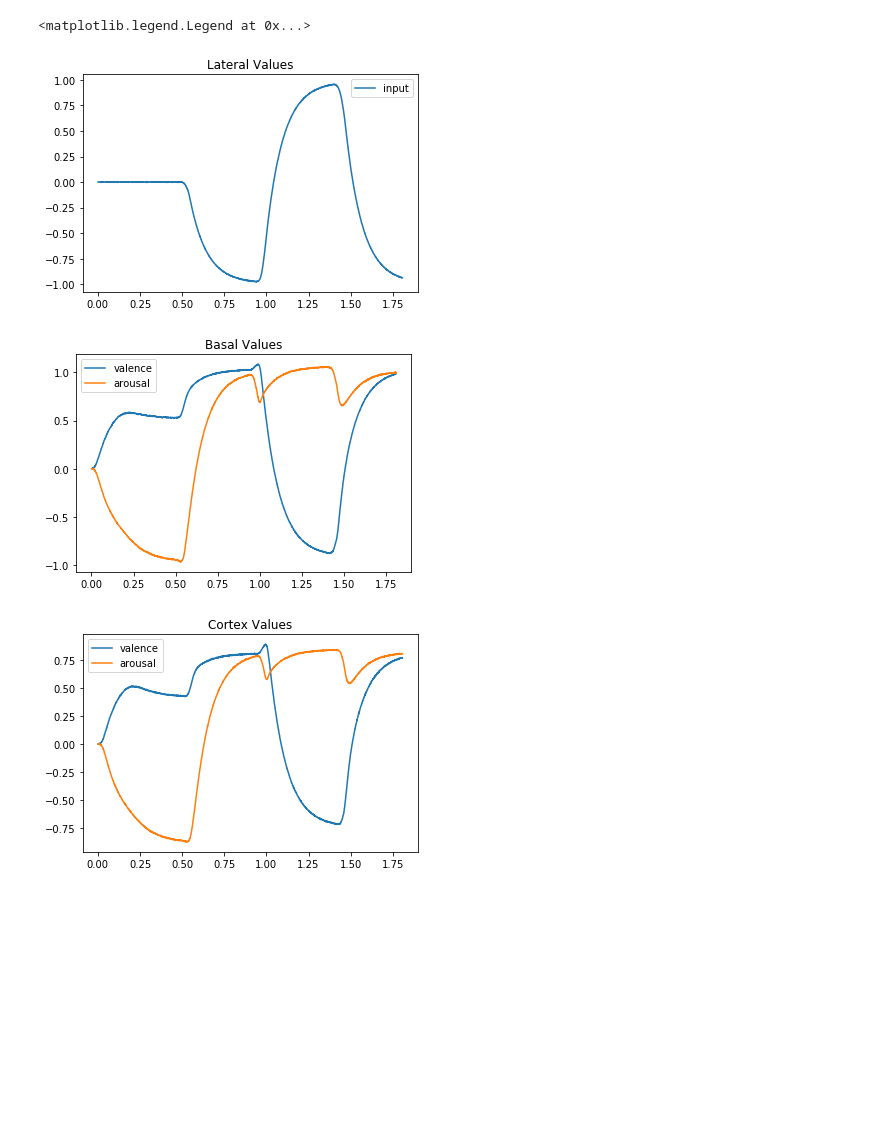
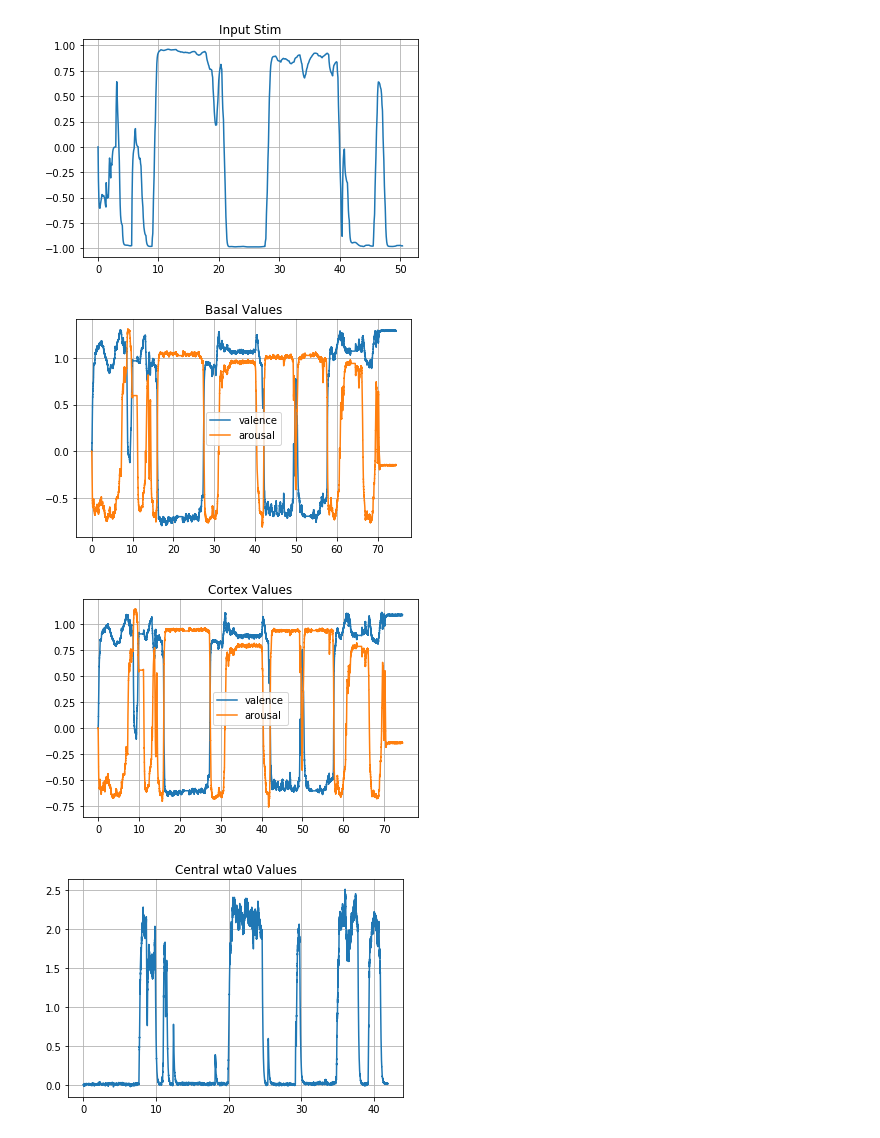
Before and after one commit to Neuromorphs18/AmyRobot, a Jupyter notebook: Plot_AmyRobot_Data.ipynb, the cells around one changed output. Cells and saved outputs as stored; diff of their text form; code cells hidden in the pictures; blank space fills up the shorter version.

```diff
--- a/Plot_AmyRobot_Data.ipynb
+++ b/Plot_AmyRobot_Data.ipynb
@@ -64,20 +88,43 @@ values_c, nengo_time_v_c, clock_time_v_c = read_file_value_probe('cortex_value')
 # %%
+pylab.figure()
+pylab.plot(nengo_time_v_input, values_input)
+pylab.title('Input Stim')
+pylab.grid()
+
+'''
 pylab.figure()
 pylab.plot(nengo_time_v_l, values_l)
 pylab.title('Lateral Values')
 pylab.legend(['input'])
-
+'''
 pylab.figure()
 pylab.plot(nengo_time_v_b, values_b)
 pylab.title('Basal Values')
 pylab.legend(['valence','arousal'])
+pylab.grid()
 
 pylab.figure()
-pylab.plot(nengo_time_v_c, values_c)
+pylab.plot(nengo_time_v_cortex, values_cortex)
 pylab.title('Cortex Values')
 pylab.legend(['valence','arousal'])
+pylab.grid()
+
+pylab.figure()
+pylab.plot(nengo_time_v_wta0, values_wta0)
+pylab.title('Central wta0 Values')
+pylab.grid()
+
+pylab.figure()
+pylab.plot(nengo_time_v_wta1, values_wta1)
+pylab.title('Central wta1 Values')
+pylab.grid()
+
+pylab.figure()
+pylab.plot(nengo_time_v_wta2, values_wta2)
+pylab.title('Central wta2 Values')
+pylab.grid()
 # %% [output]
-<matplotlib.legend.Legend at 0x...>
-[figure, old version]
+[figure, new version]
-[figure, old version]
+[figure, new version]
-[figure, old version]
+[figure, new version]
+[figure, added]
```
Also changed, not shown: parts of 5 cells of this notebook, 30 other files.
